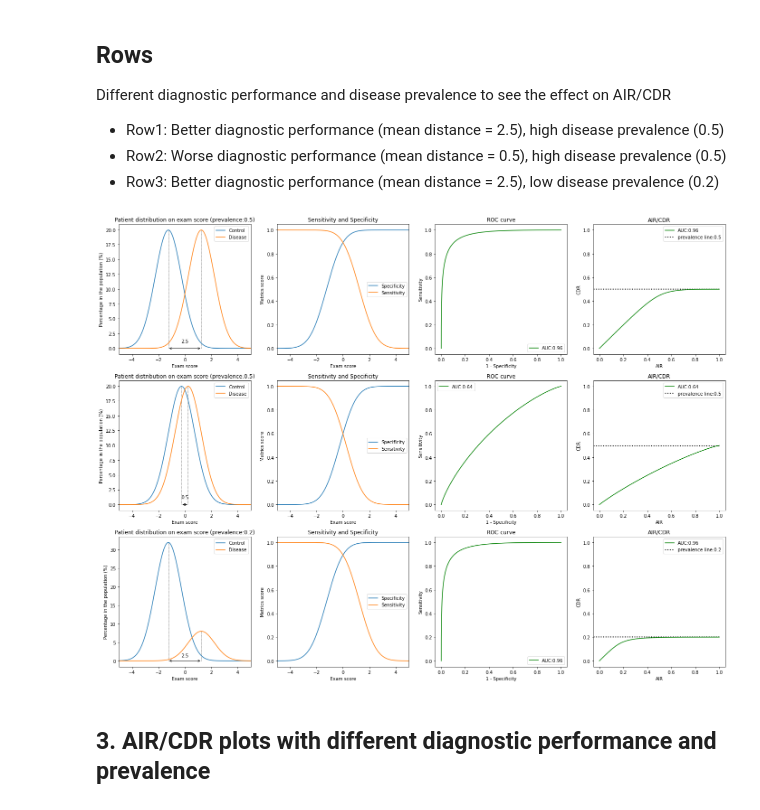
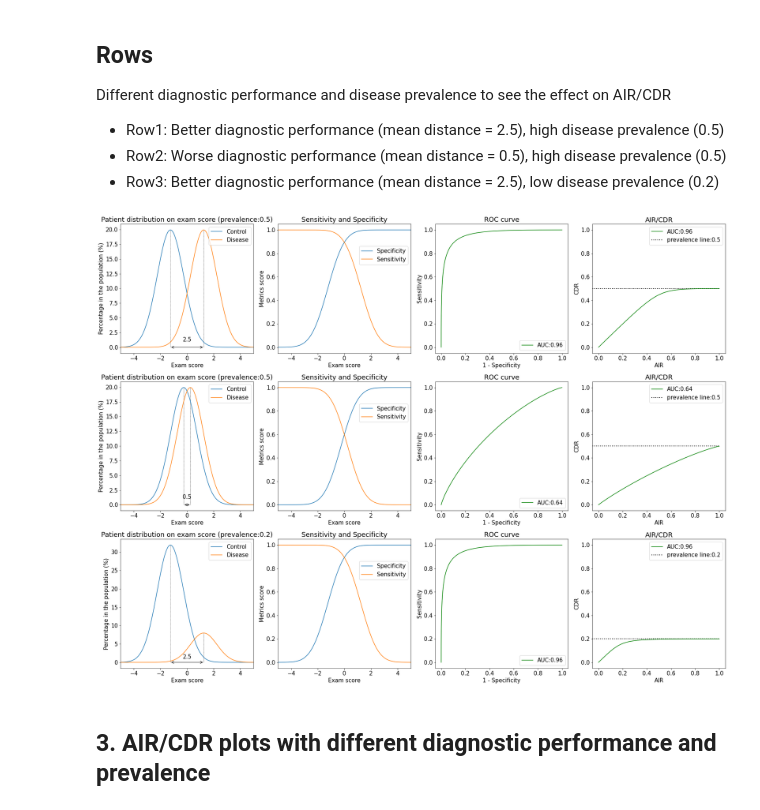
Before and after one commit to hnakai17/Performance_metrics_ProstateMRI, a Jupyter notebook: Simulation.ipynb, the cells around one changed output. Cells and saved outputs as stored; diff of their text form; code cells hidden in the pictures.

```diff
--- a/Simulation.ipynb
+++ b/Simulation.ipynb
@@ -142,7 +142,7 @@ def create_plots(mean_dif, prev, ax=None, ax_row=None, plot=True, ret=False):
         ax[ax_row, 0].set_xlim((-score_limit, score_limit))
         ax[ax_row, 0].annotate('', xy=[mean_score_c, 0], xytext=[mean_score_d, 0], arrowprops=dict(arrowstyle='<->'))
         ax[ax_row, 0].text(0, 1, f"{mean_dif}", ha="center")
-        ax[ax_row, 0].legend()
+        ax[ax_row, 0].legend(loc = "upper right")
 
         ## 2. Sensitivity and specificity
         ax[ax_row, 1].plot(score, spec, label="Specificity")
@@ -151,16 +151,16 @@ def create_plots(mean_dif, prev, ax=None, ax_row=None, plot=True, ret=False):
         ax[ax_row, 1].set_xlabel("Exam score")
         ax[ax_row, 1].set_ylabel("Metrics score")
         ax[ax_row, 1].set_xlim((-score_limit, score_limit))
-        ax[ax_row, 1].legend()
+        ax[ax_row, 1].legend(bbox_to_anchor=(1, 0.85), loc="upper right")
 
         ## 3. ROC curve
         ax[ax_row, 2].plot(1-spec, sens, label=f"AUC:{round(AUC, 2)}", c="green")
         ax[ax_row, 2].set_title("ROC curve")
         ax[ax_row, 2].set_xlabel("1 - Specificity")
         ax[ax_row, 2].set_ylabel("Sensitivity")
-        ax[ax_row, 2].legend()
         ax[ax_row, 2].set_xlim((-0.05, 1.05))
         ax[ax_row, 2].set_ylim((-0.05, 1.05))
+        ax[ax_row, 2].legend(loc="lower right")
 
         ## 4. AIR/CDR plot
         ax[ax_row, 3].plot(AIR, CDR, label=f"AUC:{round(AUC, 2)}", c="green")
@@ -170,7 +170,7 @@ def create_plots(mean_dif, prev, ax=None, ax_row=None, plot=True, ret=False):
         ax[ax_row, 3].set_xlim((-0.05, 1.05))
         ax[ax_row, 3].set_ylim((-0.05, 1.05))
         ax[ax_row, 3].hlines(y=prev, xmin=-0.05, xmax=1, colors='black', ls=':', lw=2, label=f'prevalence line:{prev}')
-        ax[ax_row, 3].legend()
+        ax[ax_row, 3].legend(loc="upper right")
     if ret:
         return {"score":score, "sens":sens, "spec":spec, "AUC":AUC, "CDR":CDR, "AIR":AIR}
 # %% [markdown]
@@ -189,12 +189,14 @@ Different diagnostic performance and disease prevalence to see the effect on AIR
 - Row3: Better diagnostic performance (mean distance = 2.5), low disease prevalence (0.2)
 # %%
 nrows = 3
-fig, ax = plt.subplots(nrows=3, ncols=4, figsize=(24, 6*nrows))
+plt.rcParams.update({"font.size":15})
+fig, ax = plt.subplots(nrows=nrows, ncols=4, figsize=(24, 6*nrows))
 create_plots(mean_dif=2.5, prev=0.5, ax=ax, ax_row=0)
 create_plots(mean_dif=0.5, prev=0.5, ax=ax, ax_row=1)
 create_plots(mean_dif=2.5, prev=0.2, ax=ax, ax_row=2)
+plt.tight_layout()
 # %% [output]
-[figure, old version]
+[figure, new version]
 # %% [markdown]
 ## 3. AIR/CDR plots with different diagnostic performance and prevalence
 # %%
```
